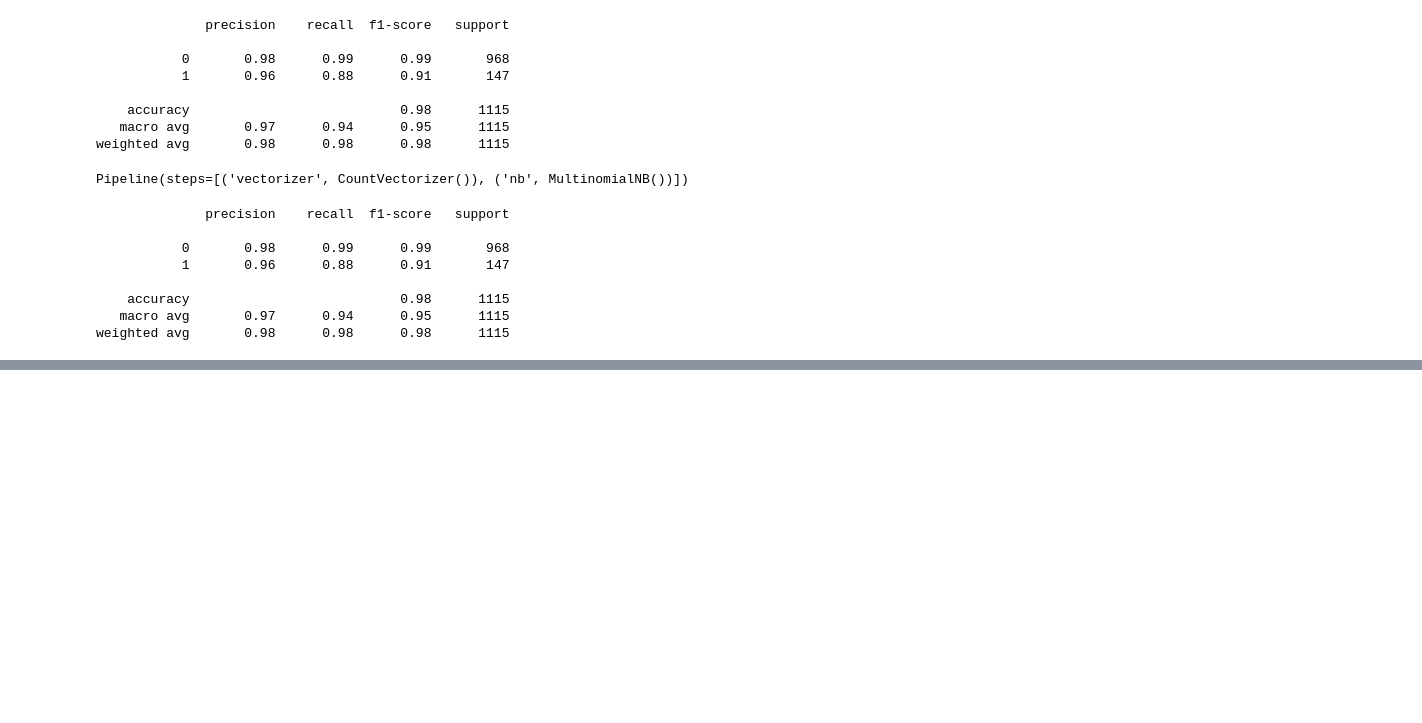
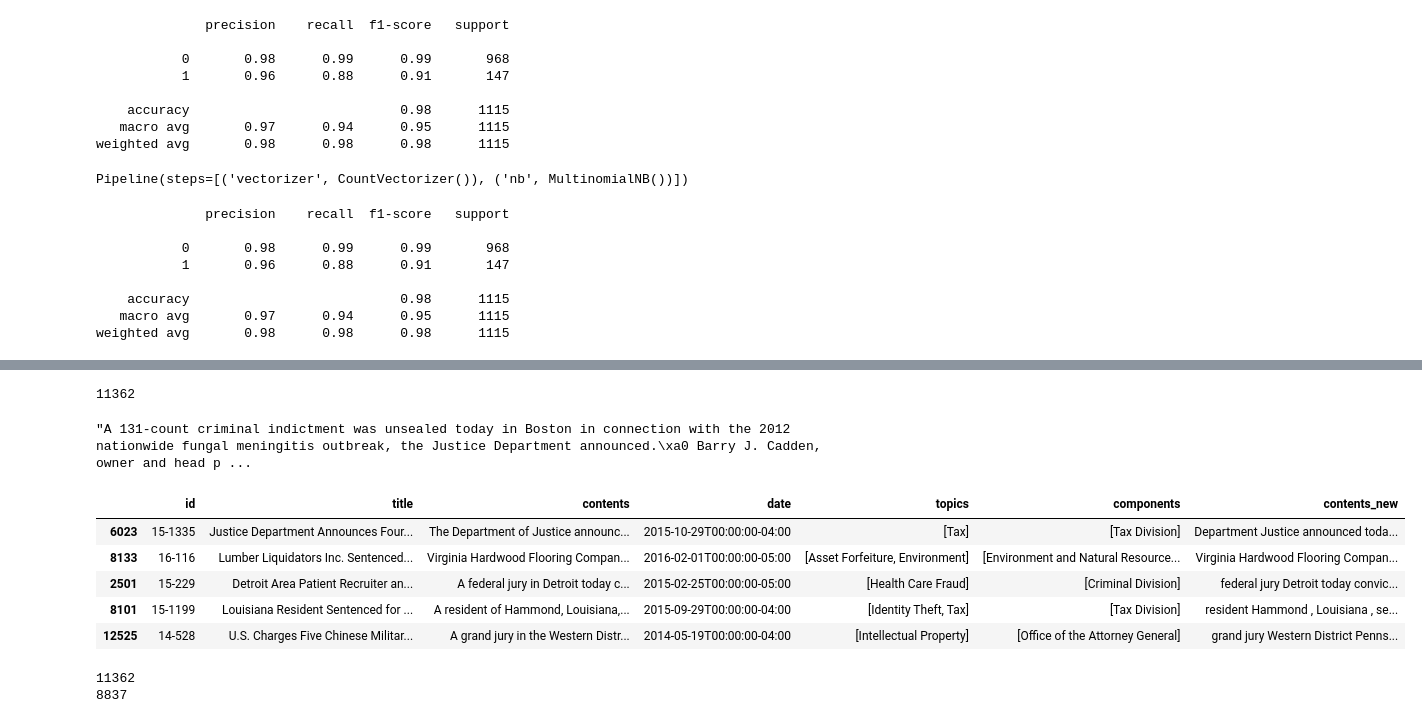
Before and after one commit to kellianneyang/natural-language-processing-practice, a Jupyter notebook: nlp-tutorial-by-codebasics/spacy_and_nltk.ipynb, the cells around one changed output, grey strips where cells are left out. Saved outputs shown, nothing was run; the diff lists cells and outputs as text; code cells hidden in the pictures; blank space fills up the shorter version.

```diff
--- a/nlp-tutorial-by-codebasics/spacy_and_nltk.ipynb
+++ b/nlp-tutorial-by-codebasics/spacy_and_nltk.ipynb
@@ -981,0 +1027,7 @@ weighted avg       0.98      0.98      0.98      1115
+# %%
+def preprocess(text):
+    doc = nlp(text)
+
+    no_stop_words = [token.text for token in doc if not token.is_stop]
+    # return no_stop_words # this way returns a list
+    return " ".join(no_stop_words) # this way returns a string
@@ -981,0 +1086,34 @@ weighted avg       0.98      0.98      0.98      1115
+# %%
+# how to apply preprocessing to a pd df
+
+# check the length of one string in contents column to
+# see how many words there are before preprocessing
+
+len(df['contents'].iloc[1])
+# %% [output]
+11362
+# %%
+df['contents'].iloc[1]
+# %% [output]
+"A 131-count criminal indictment was unsealed today in Boston in connection with the 2012 nationwide fungal meningitis outbreak, the Justice Department announced.\xa0 Barry J. Cadden, owner and head p ...
+# %%
+# create new column and apply preprocessing function
+df['contents_new'] = df['contents'].apply(preprocess)
+# %%
+df.sample(5)
+# %% [output]
+|  | id | title | contents | date | topics | components | contents_new |
+| 6023 | 15-1335 | Justice Department Announces Four... | The Department of Justice announc... | 2015-10-29T00:00:00-04:00 | [Tax] | [Tax Division] | Department Justice announced toda... |
+| 8133 | 16-116 | Lumber Liquidators Inc. Sentenced... | Virginia Hardwood Flooring Compan... | 2016-02-01T00:00:00-05:00 | [Asset Forfeiture, Environment] | [Environment and Natural Resource... | Virginia Hardwood Flooring Compan... |
+| 2501 | 15-229 | Detroit Area Patient Recruiter an... | A federal jury in Detroit today c... | 2015-02-25T00:00:00-05:00 | [Health Care Fraud] | [Criminal Division] | federal jury Detroit today convic... |
+| 8101 | 15-1199 | Louisiana Resident Sentenced for ... | A resident of Hammond, Louisiana,... | 2015-09-29T00:00:00-04:00 | [Identity Theft, Tax] | [Tax Division] | resident Hammond , Louisiana , se... |
+| 12525 | 14-528 | U.S. Charges Five Chinese Militar... | A grand jury in the Western Distr... | 2014-05-19T00:00:00-04:00 | [Intellectual Property] | [Office of the Attorney General] | grand jury Western District Penns... |
+# %%
+# compare length of a string in 'contents' and 'contents_new'
+# (after pre-processing)
+
+print(len(df['contents'].iloc[1]))
+print(len(df['contents_new'].iloc[1]))
+# %% [output]
+11362
+8837
```
Also changed, not shown: parts of 62 cells of this notebook, 3 other files.
